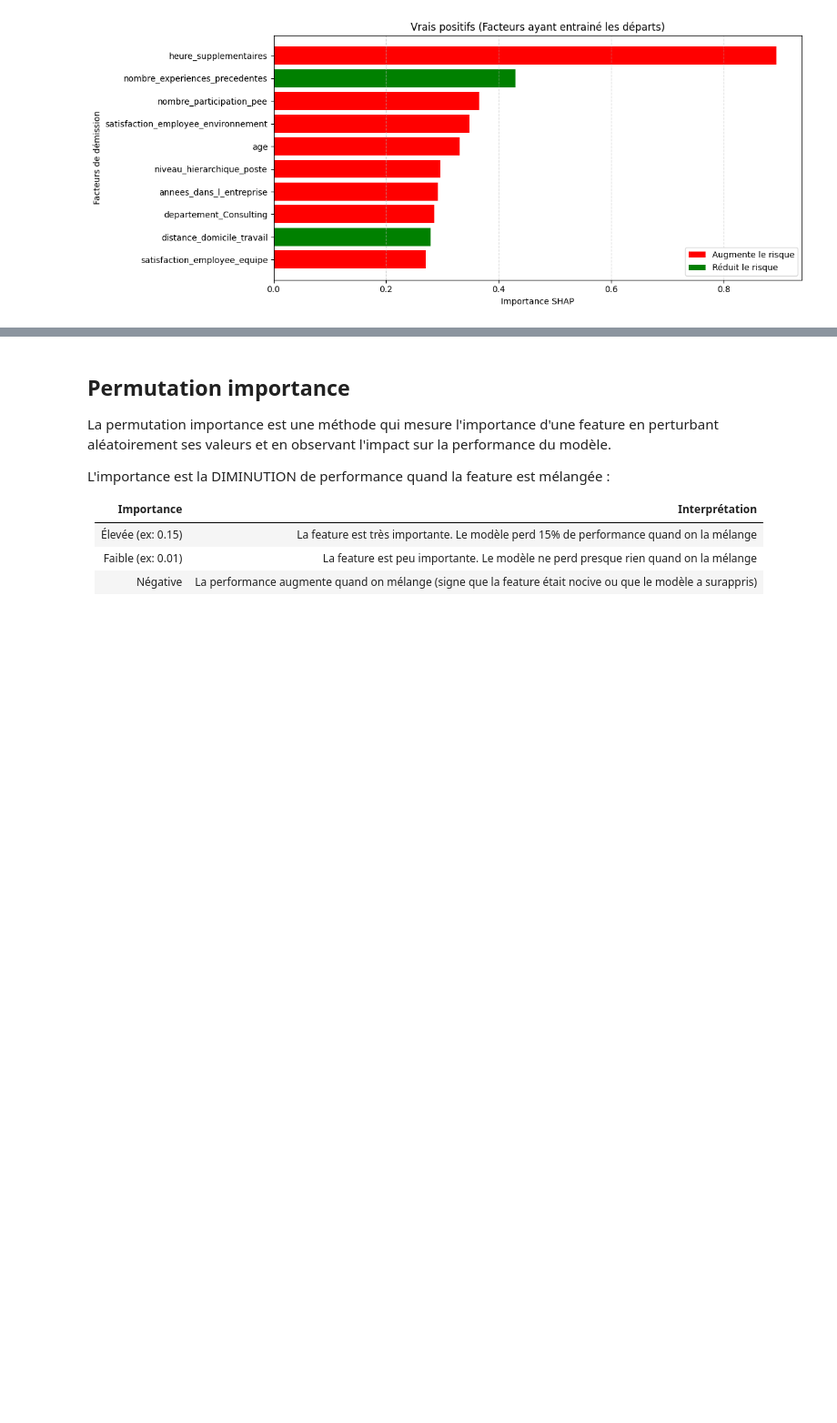
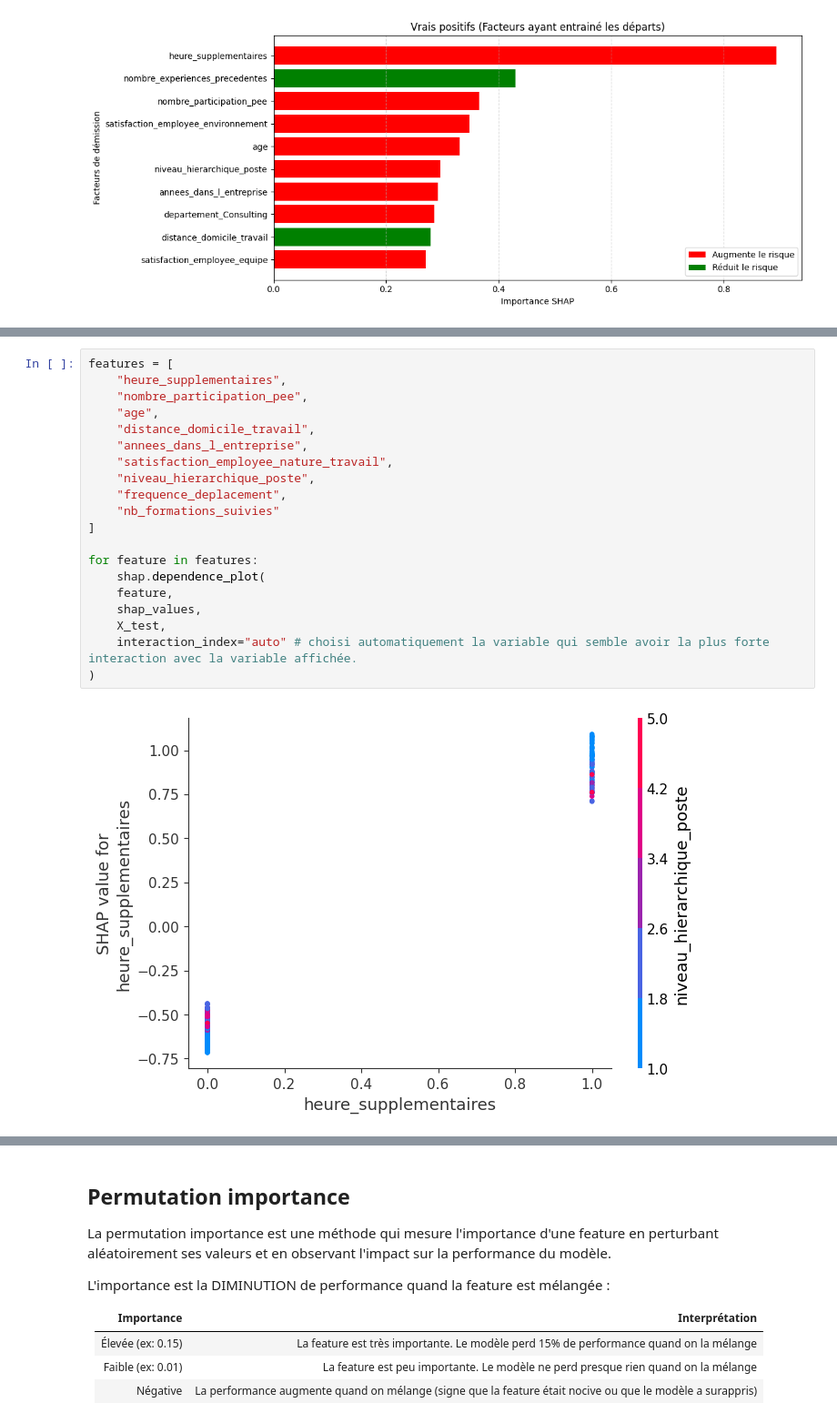
Before and after one commit to Ace4teaM/OCR-NovaTech, a Jupyter notebook: 3.modelisations.ipynb, the cells around one changed output, grey strips where cells are left out. Shown at 91% size. Drawn from its saved outputs; the diff is of its cells as text; blank space fills up the shorter version.

Commit message:
ajout section "SHAP Influence des variables sur le risque de départ"

```diff
--- a/3.modelisations.ipynb
+++ b/3.modelisations.ipynb
@@ -2863,0 +2876,22 @@ plt.show()
+# %%
+features = [
+    "heure_supplementaires",
+    "nombre_participation_pee",
+    "age",
+    "distance_domicile_travail",
+    "annees_dans_l_entreprise",
+    "satisfaction_employee_nature_travail",
+    "niveau_hierarchique_poste",
+    "frequence_deplacement",
+    "nb_formations_suivies"
+]
+
+for feature in features:
+    shap.dependence_plot(
+    feature,
+    shap_values,
+    X_test,
+    interaction_index="auto" # choisi automatiquement la variable qui semble avoir la plus forte interaction avec la variable affichée.
+)
+# %% [output]
+[figure, added]
```
Also changed, not shown: parts of 7 cells of this notebook.
